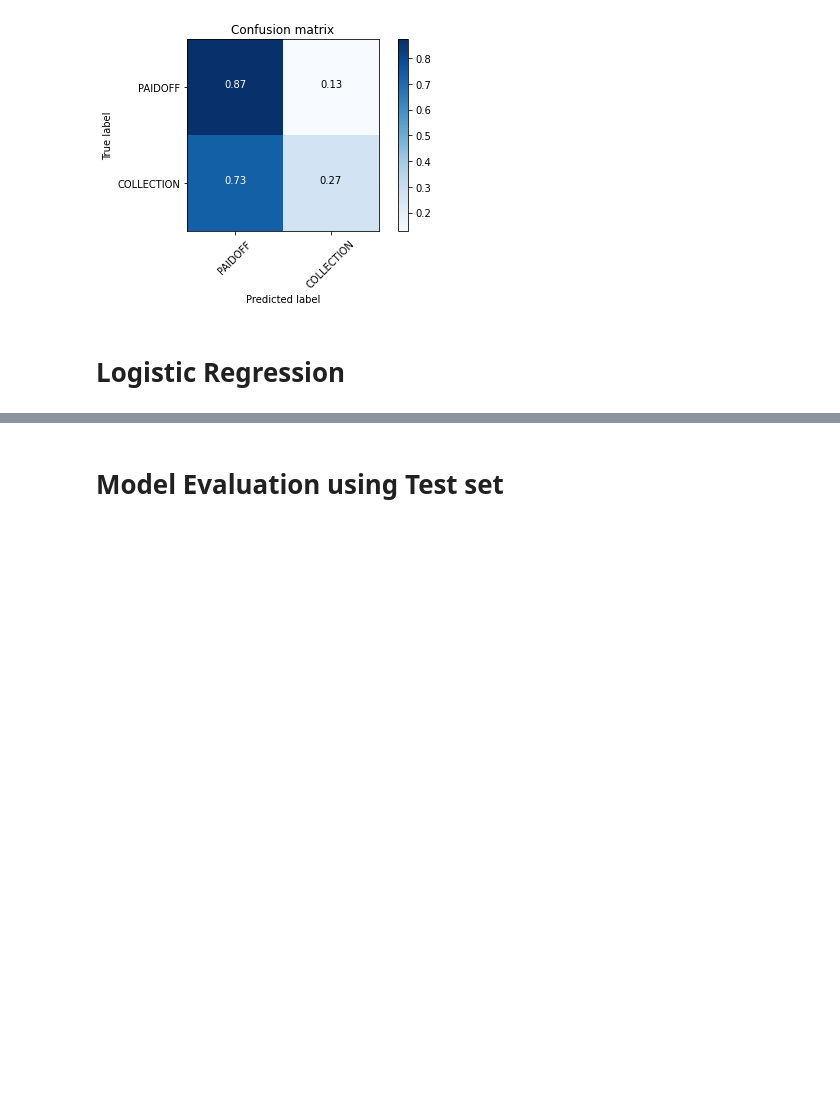
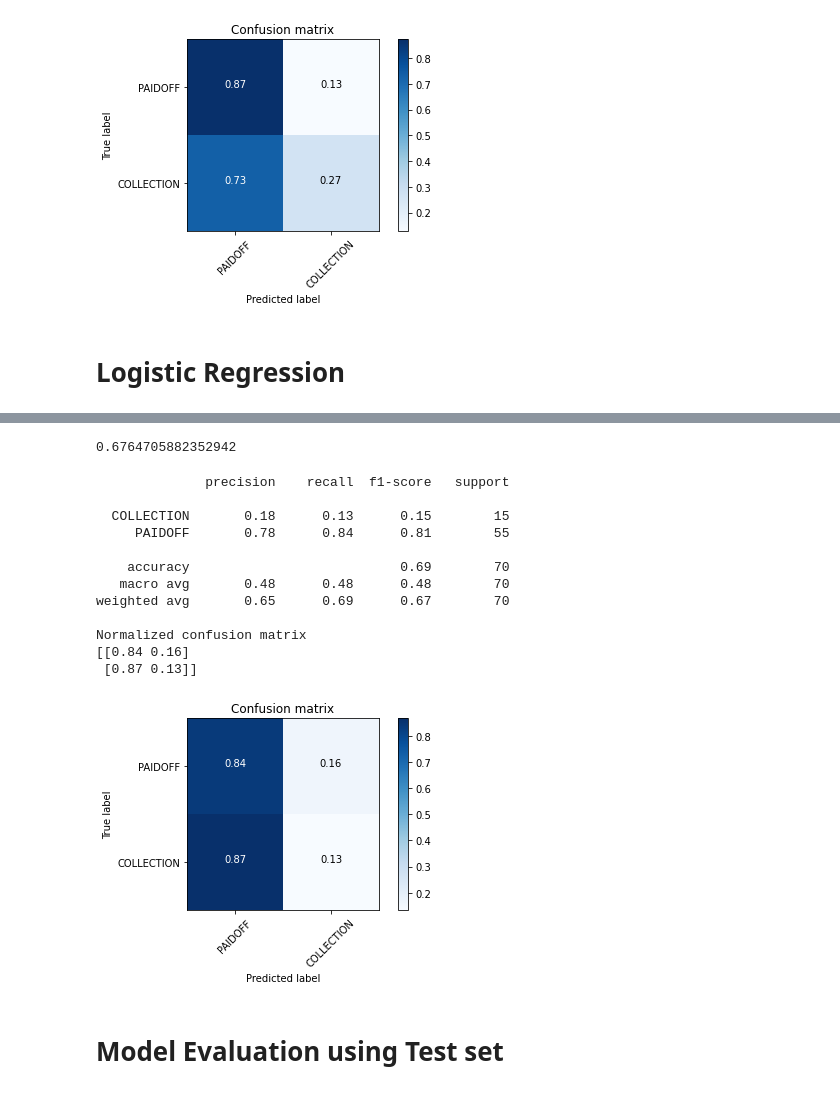
Before and after one commit to rbarrimond/coursera-data-science, a Jupyter notebook: machine-learning-with-python/ML0101EN-Proj-Loan-py-v1.ipynb, the cells around one changed output, grey strips where cells are left out. Drawn from its saved outputs; the diff is of its cells as text; code cells hidden in the pictures; blank space fills up the shorter version.

Commit message:
Finished models.

```diff
--- a/machine-learning-with-python/ML0101EN-Proj-Loan-py-v1.ipynb
+++ b/machine-learning-with-python/ML0101EN-Proj-Loan-py-v1.ipynb
@@ -426,3 +426,8 @@ Normalized confusion matrix
 [figure]
 # %% [markdown]
 # Logistic Regression
+# %%
+from sklearn.linear_model import LogisticRegression
+LR = LogisticRegression(C=0.01, solver='liblinear').fit(X_train,y_train)
+yhat = LR.predict(X_test)
+yhat
@@ -429,3 +449,32 @@ Normalized confusion matrix
+# %%
+from sklearn.metrics import jaccard_score
+jaccard_score(y_test, yhat,pos_label='PAIDOFF')
+# %% [output]
+0.6764705882352942
+# %%
+# Compute confusion matrix
+cnf_matrix = confusion_matrix(y_test, yhat, labels=['PAIDOFF','COLLECTION'])
+np.set_printoptions(precision=2)
+
+print (classification_report(y_test, yhat))
+
+# Plot normalized confusion matrix
+plt.figure()
+plot_confusion_matrix(cnf_matrix, classes=['PAIDOFF','COLLECTION'],normalize=True,  title='Confusion matrix')
+# %% [output]
+              precision    recall  f1-score   support
+
+  COLLECTION       0.18      0.13      0.15        15
+     PAIDOFF       0.78      0.84      0.81        55
+
+    accuracy                           0.69        70
+   macro avg       0.48      0.48      0.48        70
+weighted avg       0.65      0.69      0.67        70
+
+Normalized confusion matrix
+[[0.84 0.16]
+ [0.87 0.13]]
+[figure, added]
 # %% [markdown]
 # Model Evaluation using Test set
 # %%
```
Also changed, not shown: parts of 7 cells of this notebook, 2 other files.
